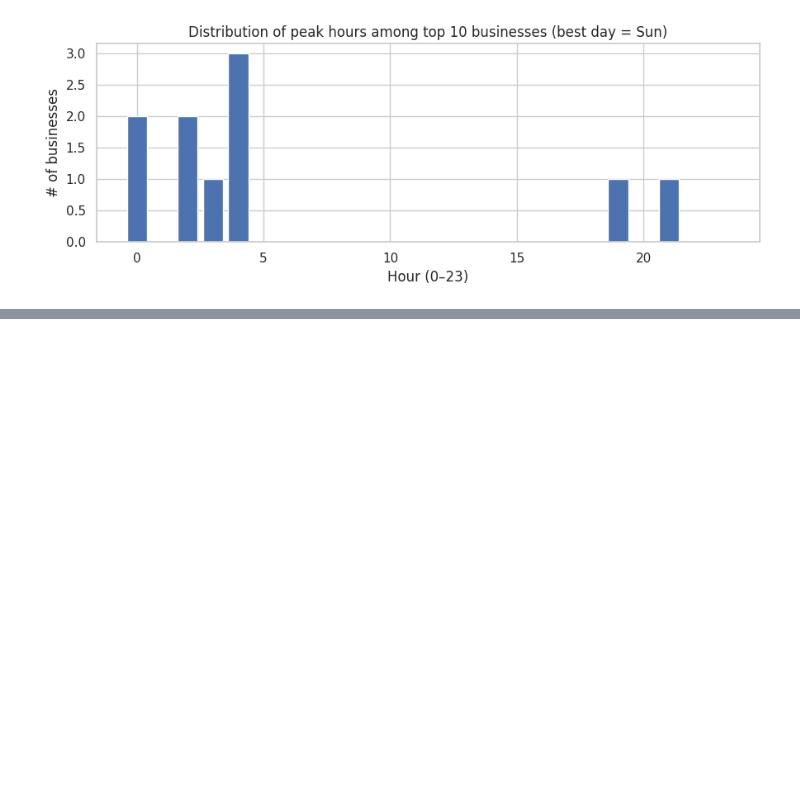
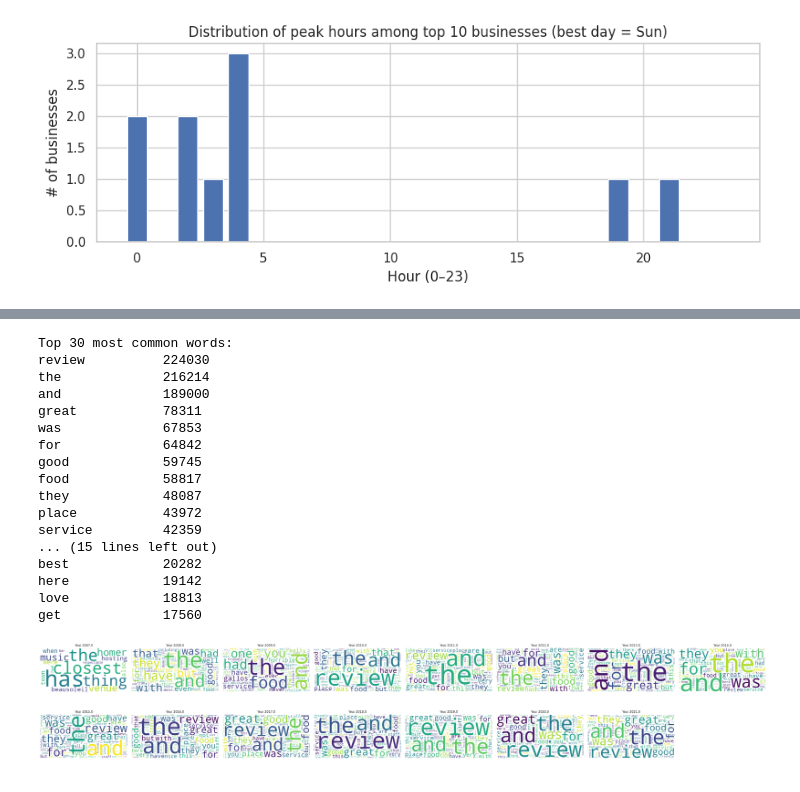
Before and after one commit to PhaniKiranH/sig742-end-term-assessment, a Jupyter notebook: SIT742Task2_Group5.ipynb, the cells around one changed output, grey strips where cells are left out. Saved outputs shown, nothing was run; the diff lists cells and outputs as text; code cells hidden in the pictures; blank space fills up the shorter version.

```diff
--- a/SIT742Task2_Group5.ipynb
+++ b/SIT742Task2_Group5.ipynb
@@ -571,0 +579,77 @@ Peak hour per business:
+# %%
+import math
+import re
+from collections import Counter
+from wordcloud import WordCloud
+
+reviews_text = df_joined.get("text_clean", df_joined["text"]).dropna().astype(str)
+
+# simple tokenizer function
+# to convert to lowercase, remove non-letters, split
+def tokenize(text):
+    text = text.lower()
+    text = re.sub(r"[^a-z\s]", " ", text)
+    return [w for w in text.split() if len(w) > 2]
+
+tokens = []
+for t in reviews_text:
+    tokens.extend(tokenize(t))
+
+# get top 30 most common words
+top30 = Counter(tokens).most_common(30)
+print("Top 30 most common words:")
+for word, count in top30:
+    print(f"{word:15} {count}")
+
+# prepare year column from 'newtime'
+dates = pd.to_datetime(df_joined["newtime"], errors="coerce")
+df_joined["year"] = dates.dt.year
+
+# generate word clouds by year
+years = sorted(df_joined["year"].dropna().unique())
+n = len(years)
+cols = 8
+rows = math.ceil(n / cols)
+
+fig, axes = plt.subplots(rows, cols, figsize=(cols*5, rows*4))
+
+for ax, yr in zip(axes.flat, years):
+    texts = df_joined.loc[df_joined["year"] == yr, "text_clean"].dropna().astype(str)
+    tokens_yr = []
+    for t in texts:
+        tokens_yr.extend(tokenize(t))
+    freq_yr = Counter(tokens_yr)
+    if not freq_yr:
+        ax.axis("off")
+        continue
+
+    wc = WordCloud(width=400, height=200, background_color="white").generate_from_frequencies(freq_yr)
+    ax.imshow(wc, interpolation="bilinear")
+    ax.set_title(f"Year {yr}")
+    ax.axis("off")
+
+# Hide empty subplots if any
+for ax in axes.flat[n:]:
+    ax.axis("off")
+
+plt.tight_layout()
+plt.show()
+# %% [output]
+Top 30 most common words:
+review          224030
+the             216214
+and             189000
+great           78311
+was             67853
+for             64842
+good            59745
+food            58817
+they            48087
+place           43972
+service         42359
+... (15 lines left out)
+best            20282
+here            19142
+love            18813
+get             17560
+[figure, added]
```
Also changed, not shown: parts of 1 cell of this notebook.
